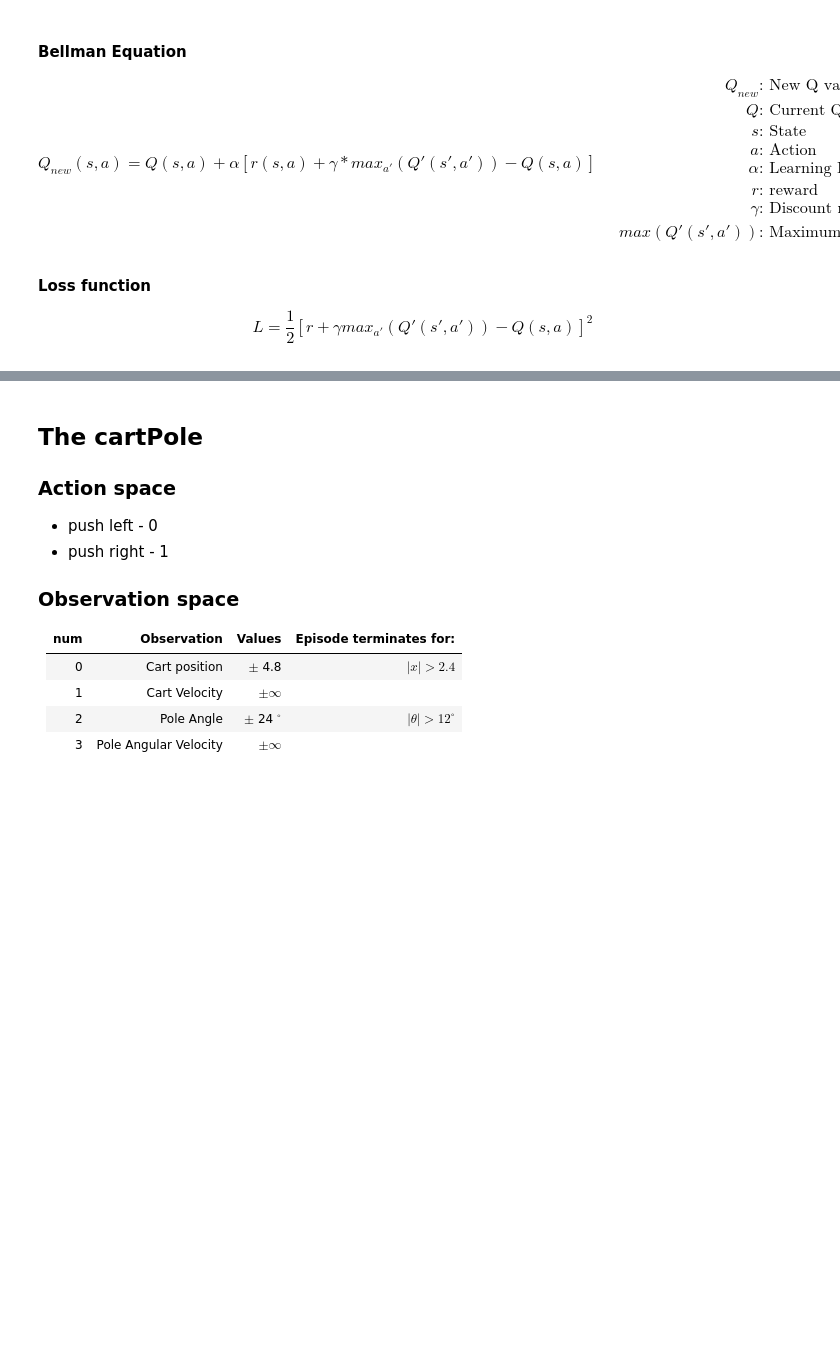
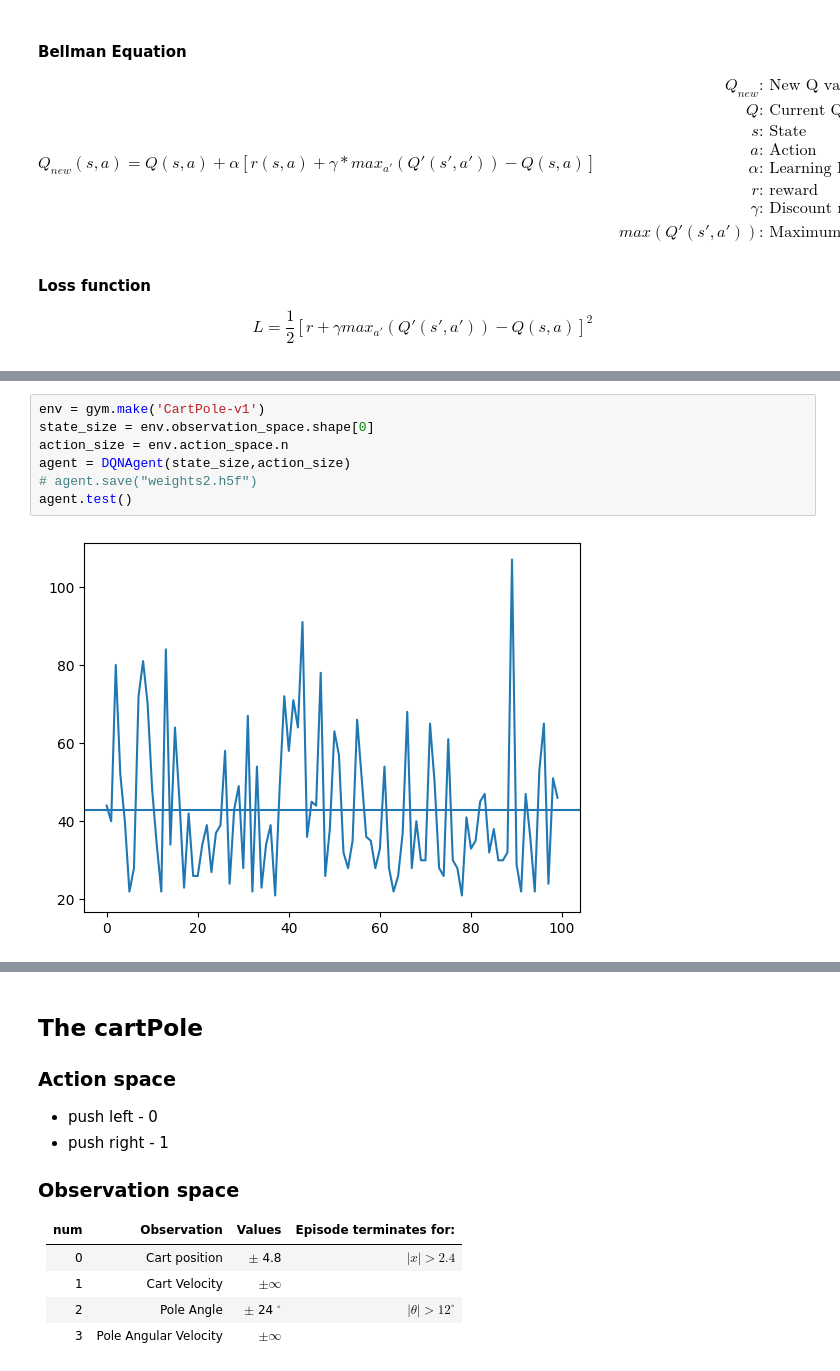
Before and after one commit to Snrts/PRA3024_BigDataInPhysics_SanneAarts, a Jupyter notebook: SanneAartsML2023.ipynb, the cells around one changed output, grey strips where cells are left out. Cells and saved outputs as stored; diff of their text form; blank space fills up the shorter version.

```diff
--- a/SanneAartsML2023.ipynb
+++ b/SanneAartsML2023.ipynb
@@ -378,0 +166,9 @@ class cartpole:
+# %%
+env = gym.make('CartPole-v1')
+state_size = env.observation_space.shape[0]
+action_size = env.action_space.n
+agent = DQNAgent(state_size,action_size)
+# agent.save("weights2.h5f")
+agent.test()
+# %% [output]
+[figure, added]
```
Also changed, not shown: parts of 10 cells of this notebook.
